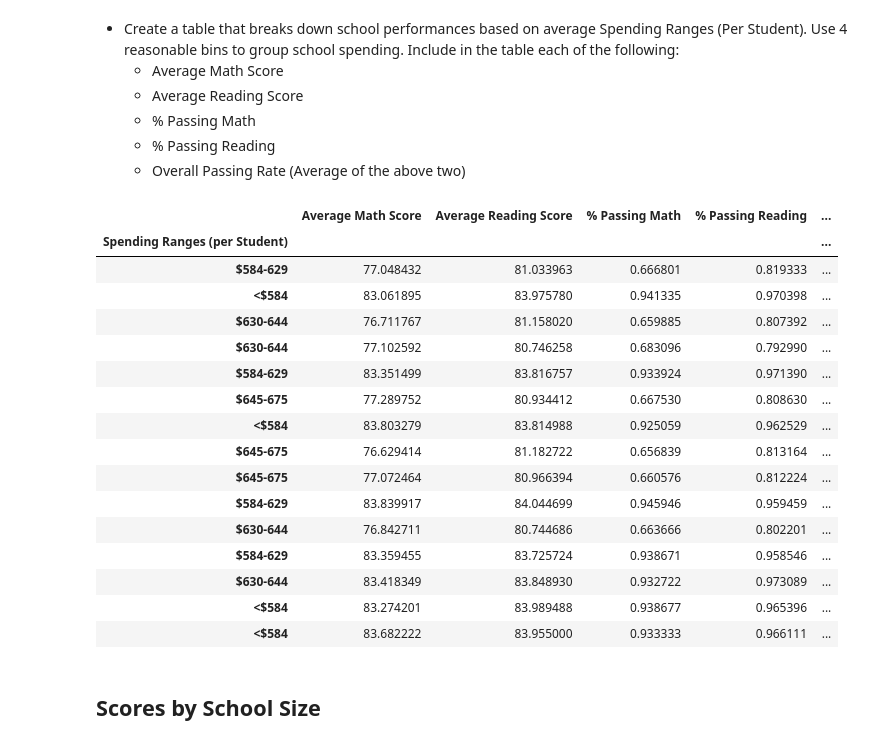
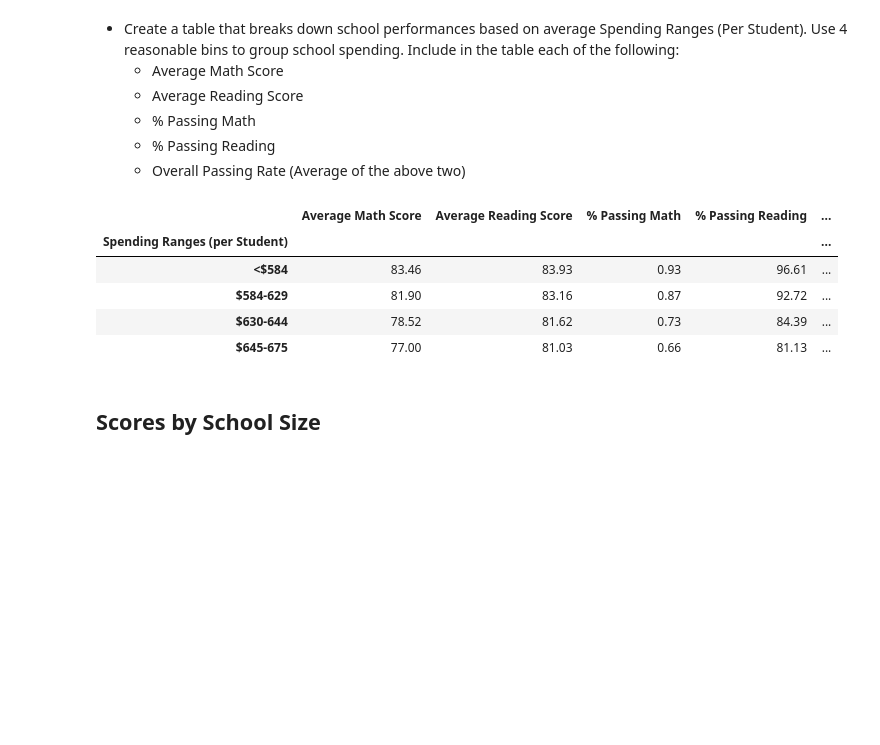
Before and after one commit to KholiswaT/PyCitySchools, a Jupyter notebook: PyCitySchools.ipynb, the cells around one changed output. Cells and saved outputs as stored; diff of their text form; code cells hidden in the pictures; blank space fills up the shorter version.

```diff
--- a/PyCitySchools.ipynb
+++ b/PyCitySchools.ipynb
@@ -309,34 +309,40 @@ readscoregrade.style.format({"9th Grade": "{:.1f}",
 # %%
 bins = [0,583.999,629.999,644.999,674.999]
 binlabel = ["<$584", "$584-629", "$630-644", "$645-675"]
-schoolsummarytable ["Spending Ranges (per Student)"] = pd.cut(schoolsummarytable["Per School Budget"], bins, labels = binlabel, include_lowest= True)
+schoolsummarytable ["Spending Ranges (per Student)"] = pd.cut(school_student_budget, bins, labels = binlabel, include_lowest= True)
 
 spendrange = schoolsummarytable
 
+binmath = spendrange.groupby(["Spending Ranges (per Student)"]).mean()["Average Math Score "]
 
-newspendrange = spendrange.drop(["Total Students", "Total School Budget", "Per School Budget", "School Type"], axis = 1)
+binread = spendrange.groupby(["Spending Ranges (per Student)"]).mean()["Average Reading Score"]
 
-updatedrange = newspendrange.set_index("Spending Ranges (per Student)").groupby("Spending Ranges (per Student)")
+mathpercentbin = spendrange.groupby(["Spending Ranges (per Student)"]).mean()["% Passing Math"]
 
-updatedrange.head()
+readpercentbin = spendrange.groupby(["Spending Ranges (per Student)"]).mean()["% Passing Reading"]
+
+overallbin = spendrange.groupby(["Spending Ranges (per Student)"]).mean()["% Overall Passing"]
+
+update = pd.DataFrame({"Average Math Score ": round(binmath,2),
+                      "Average Reading Score": round(binread,2),
+                      "% Passing Math": round(mathpercentbin,2),
+                      "% Passing Reading": round(readpercentbin * 100,2),
+                      "% Overall Passing": round(overallbin * 100,2)})
+
+update.head()
+
+#newspendrange = spendrange.drop(["Total Students", "Total School Budget", "Per School Budget", "School Type"], axis = 1)
+
+#updatedrange = newspendrange.set_index("Spending Ranges (per Student)").groupby("Spending Ranges (per Student)")
+
+#updatedrange.head()
 # %% [output]
 |  | Average Math Score | Average Reading Score | % Passing Math | % Passing Reading | ... |
 | Spending Ranges (per Student) |  |  |  |  | ... |
-| $584-629 | 77.048432 | 81.033963 | 0.666801 | 0.819333 | ... |
-| <$584 | 83.061895 | 83.975780 | 0.941335 | 0.970398 | ... |
-| $630-644 | 76.711767 | 81.158020 | 0.659885 | 0.807392 | ... |
-| $630-644 | 77.102592 | 80.746258 | 0.683096 | 0.792990 | ... |
-| $584-629 | 83.351499 | 83.816757 | 0.933924 | 0.971390 | ... |
-| $645-675 | 77.289752 | 80.934412 | 0.667530 | 0.808630 | ... |
-| <$584 | 83.803279 | 83.814988 | 0.925059 | 0.962529 | ... |
-| $645-675 | 76.629414 | 81.182722 | 0.656839 | 0.813164 | ... |
-| $645-675 | 77.072464 | 80.966394 | 0.660576 | 0.812224 | ... |
-| $584-629 | 83.839917 | 84.044699 | 0.945946 | 0.959459 | ... |
-| $630-644 | 76.842711 | 80.744686 | 0.663666 | 0.802201 | ... |
-| $584-629 | 83.359455 | 83.725724 | 0.938671 | 0.958546 | ... |
-| $630-644 | 83.418349 | 83.848930 | 0.932722 | 0.973089 | ... |
-| <$584 | 83.274201 | 83.989488 | 0.938677 | 0.965396 | ... |
-| <$584 | 83.682222 | 83.955000 | 0.933333 | 0.966111 | ... |
+| <$584 | 83.46 | 83.93 | 0.93 | 96.61 | ... |
+| $584-629 | 81.90 | 83.16 | 0.87 | 92.72 | ... |
+| $630-644 | 78.52 | 81.62 | 0.73 | 84.39 | ... |
+| $645-675 | 77.00 | 81.03 | 0.66 | 81.13 | ... |
 # %% [markdown]
 
 ## Scores by School Size
```
Also changed, not shown: parts of 3 cells of this notebook.
